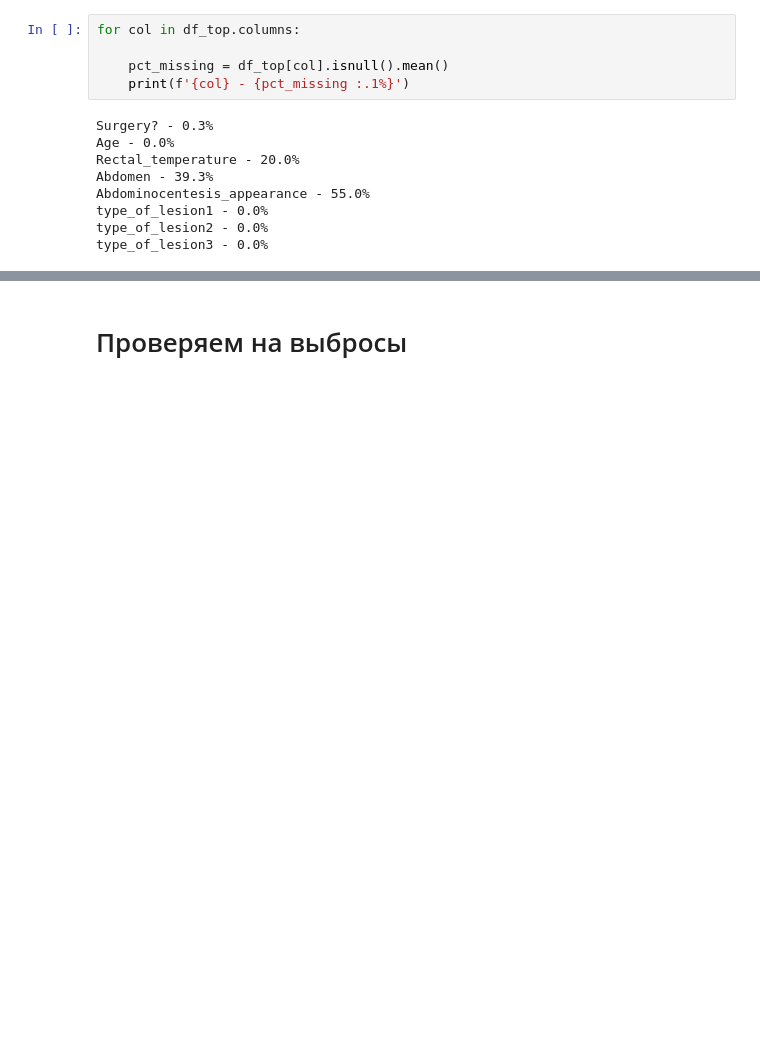
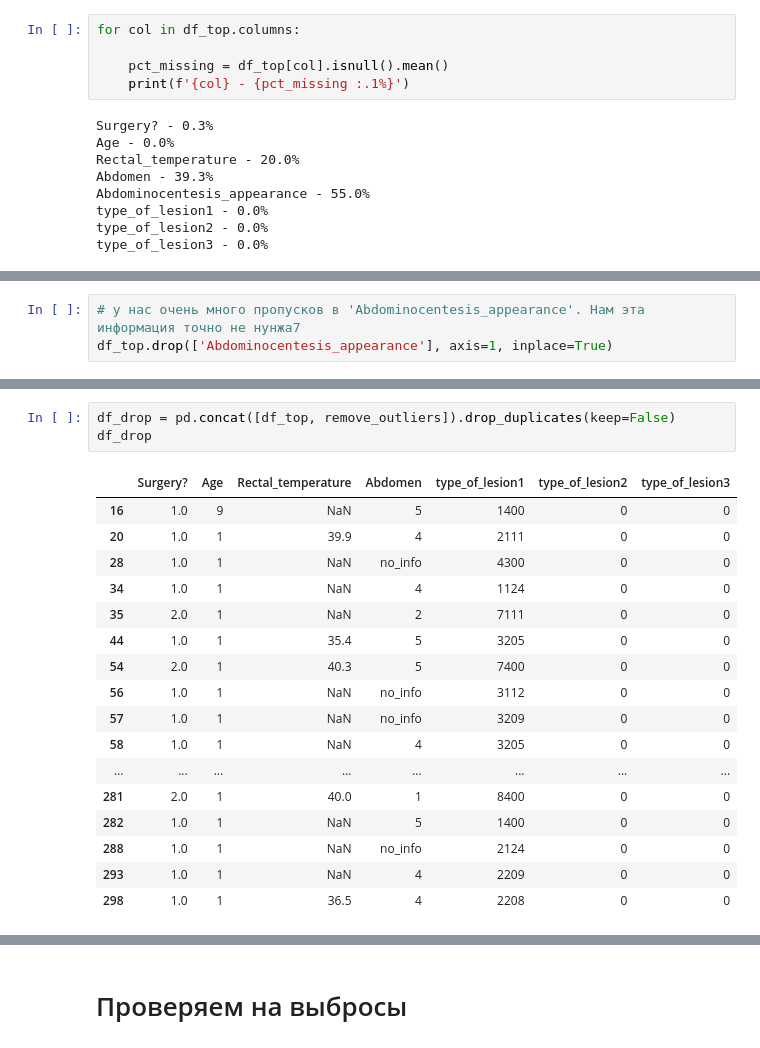
Before and after one commit to duzz23/My-Project, a Jupyter notebook: 15_dz_stat_basics.ipynb, the cells around one changed output, grey strips where cells are left out. Cells and saved outputs as stored; diff of their text form; blank space fills up the shorter version.

```diff
--- a/15_dz_stat_basics.ipynb
+++ b/15_dz_stat_basics.ipynb
@@ -70,0 +73,3 @@ type_of_lesion3 - 0.0%
+# %%
+# у нас очень много пропусков в 'Abdominocentesis_appearance'. Нам эта информация точно не нунжа7
+df_top.drop(['Abdominocentesis_appearance'], axis=1, inplace=True)
@@ -70,0 +161,21 @@ type_of_lesion3 - 0.0%
+# %%
+df_drop = pd.concat([df_top, remove_outliers]).drop_duplicates(keep=False)
+df_drop
+# %% [output]
+|  | Surgery? | Age | Rectal_temperature | Abdomen | type_of_lesion1 | type_of_lesion2 | type_of_lesion3 |
+| 16 | 1.0 | 9 | NaN | 5 | 1400 | 0 | 0 |
+| 20 | 1.0 | 1 | 39.9 | 4 | 2111 | 0 | 0 |
+| 28 | 1.0 | 1 | NaN | no_info | 4300 | 0 | 0 |
+| 34 | 1.0 | 1 | NaN | 4 | 1124 | 0 | 0 |
+| 35 | 2.0 | 1 | NaN | 2 | 7111 | 0 | 0 |
+| 44 | 1.0 | 1 | 35.4 | 5 | 3205 | 0 | 0 |
+| 54 | 2.0 | 1 | 40.3 | 5 | 7400 | 0 | 0 |
+| 56 | 1.0 | 1 | NaN | no_info | 3112 | 0 | 0 |
+| 57 | 1.0 | 1 | NaN | no_info | 3209 | 0 | 0 |
+| 58 | 1.0 | 1 | NaN | 4 | 3205 | 0 | 0 |
+| ... | ... | ... | ... | ... | ... | ... | ... |
+| 281 | 2.0 | 1 | 40.0 | 1 | 8400 | 0 | 0 |
+| 282 | 1.0 | 1 | NaN | 5 | 1400 | 0 | 0 |
+| 288 | 1.0 | 1 | NaN | no_info | 2124 | 0 | 0 |
+| 293 | 1.0 | 1 | NaN | 4 | 2209 | 0 | 0 |
+| 298 | 1.0 | 1 | 36.5 | 4 | 2208 | 0 | 0 |
```
Also changed, not shown: parts of 21 cells of this notebook.
